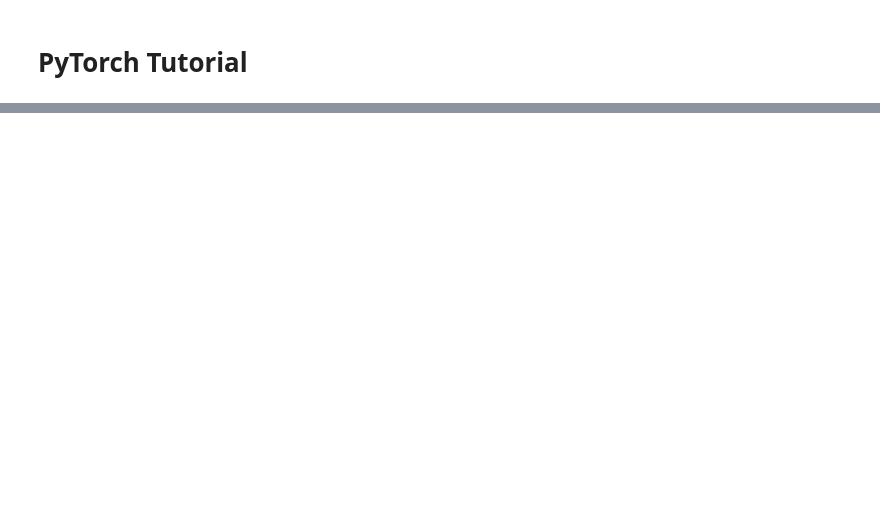
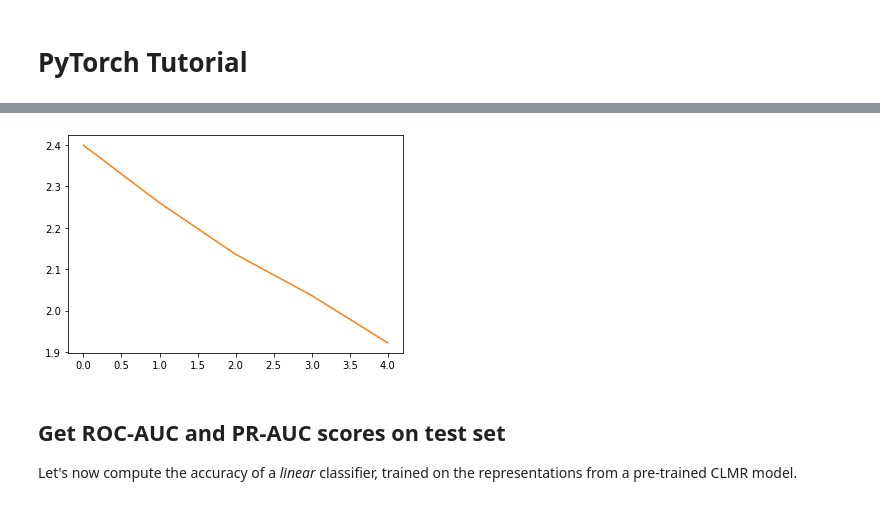
Before and after one commit to music-classification/tutorial, a Jupyter notebook: book/part5_beyond/self-supervised-learning.ipynb, the cells around one changed output, grey strips where cells are left out. Saved outputs shown, nothing was run; the diff lists cells and outputs as text; code cells hidden in the pictures; blank space fills up the shorter version.

```diff
--- a/book/part5_beyond/self-supervised-learning.ipynb
+++ b/book/part5_beyond/self-supervised-learning.ipynb
@@ -240,13 +300,10 @@ class SampleCNN(nn.Module):
 
     def initialize(self, m):
         if isinstance(m, (nn.Conv1d)):
-            # nn.init.xavier_uniform_(m.weight)
-            # if m.bias is not None:
-            #     nn.init.xavier_uniform_(m.bias)
-
             nn.init.kaiming_uniform_(m.weight, mode="fan_in", nonlinearity="relu")
 
     def forward(self, x):
+        x = x.unsqueeze(dim=1) # here, we add a dimension for our convolution.
         out = self.sequential(x)
         if self.supervised:
             out = self.dropout(out)
@@ -439,0 +607,15 @@ RuntimeError: expected scalar type Long but found Float
+# %%
+args.linear_learning_rate = 1e-4
+
+# First, we freeze SampleCNN encoder weights
+encoder.eval()
+for param in encoder.parameters():
+    param.requires_grad = False
+
+print(f"Dimension of the last layer of our SampleCNN feature extractor network: {n_features}")
+
+# initialize our linear model, with dimensions:
+# n_features x n_classes
+linear_model = LinearModel(n_features, args.n_classes)
+
+losses = train_linear_model(encoder, linear_model, epochs=1, learning_rate=args.linear_learning_rate)
@@ -439,0 +646,18 @@ RuntimeError: expected scalar type Long but found Float
+# %%
+from collections import OrderedDict
+pre_trained_weights = torch.load("./clmr_pretrained.ckpt", map_location=device)
+pre_trained_weights = OrderedDict({k.replace("encoder.", ""): v for k, v in pre_trained_weights.items() if "encoder" in k})
+
+
+# let's load the weights into our encoder:
+encoder = SampleCNN(
+    strides=[3, 3, 3, 3, 3, 3, 3, 3, 3],
+    supervised=False,
+    out_dim=0,
+).to(device)
+encoder.fc = Identity()
+encoder.load_state_dict(pre_trained_weights)
+
+
+linear_model = LinearModel(n_features, args.n_classes)
+losses_with_clmr = train_linear_model(encoder, linear_model, epochs=5, learning_rate=args.linear_learning_rate)
@@ -439,0 +670,8 @@ RuntimeError: expected scalar type Long but found Float
+# %%
+import matplotlib.pyplot as plt
+
+plt.plot(losses, label="Losses")
+plt.plot(losses_with_clmr, label="With pre-trained CLMR network")
+plt.show()
+# %% [output]
+[figure, added]
@@ -440,2 +704,6 @@ RuntimeError: expected scalar type Long but found Float
+# %% [markdown]
+## Get ROC-AUC and PR-AUC scores on test set
+
+Let's now compute the accuracy of a *linear* classifier, trained on the representations from a pre-trained CLMR model.
 # %%
 import seaborn as sns
```
Also changed, not shown: parts of 36 cells of this notebook, 7 other files.
